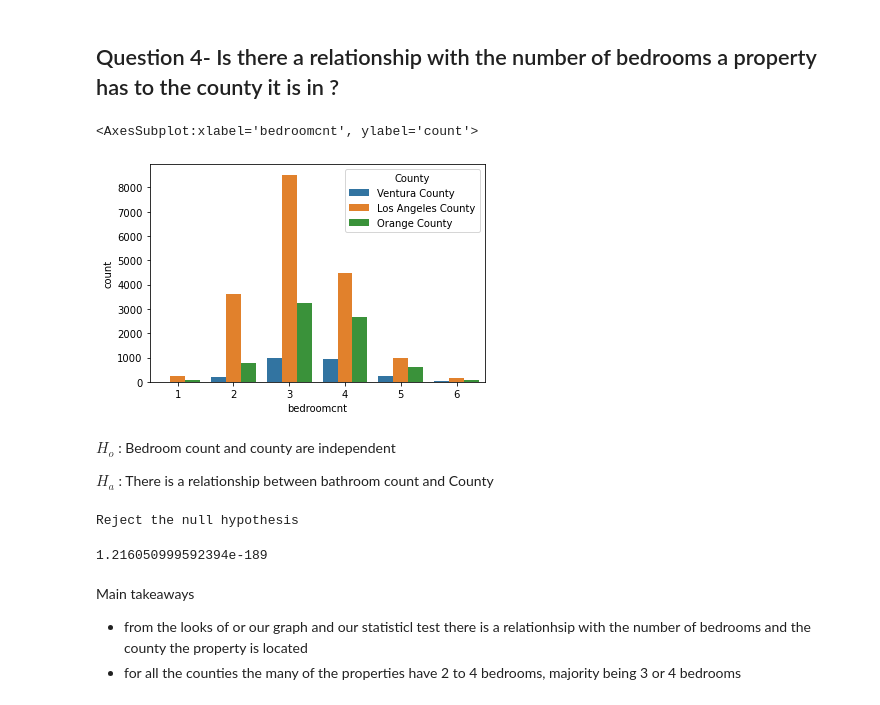
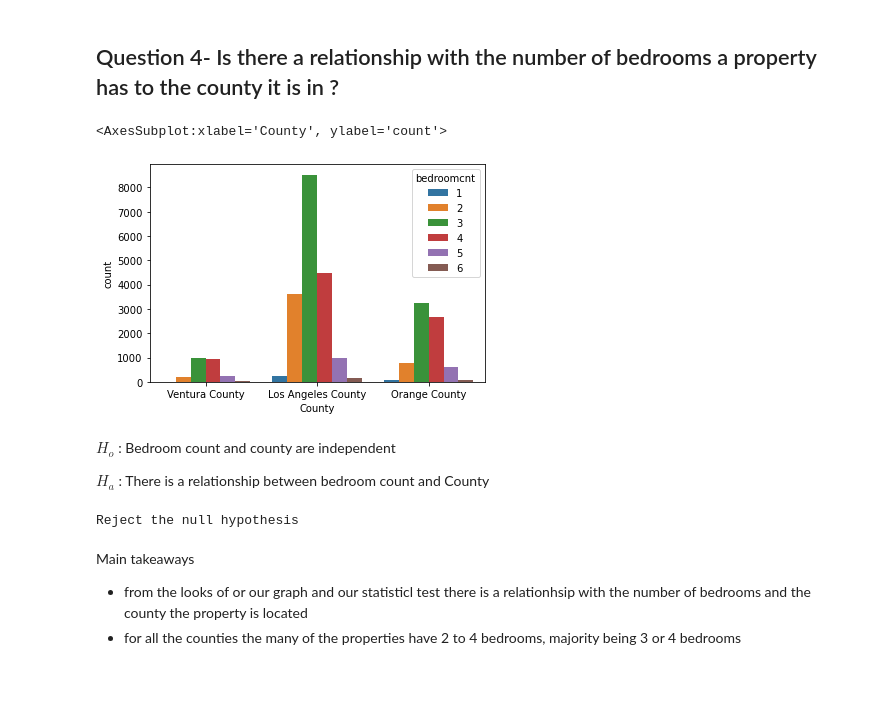
Before and after one commit to GladyBarrios/Zillow_Regression_Project, a Jupyter notebook: Final_Project.ipynb, the cells around one changed output. Cells and saved outputs as stored; diff of their text form; code cells hidden in the pictures.

```diff
--- a/Final_Project.ipynb
+++ b/Final_Project.ipynb
@@ -183,14 +185,14 @@ Takeaways so far
 # %% [markdown]
  ## Question 4- Is there a relationship with the number of bedrooms a property has to the county it is in ?
 # %%
- sns.countplot(x= 'bedroomcnt', hue = "County", data=train)
+ sns.countplot(x= 'County', hue = "bedroomcnt", data=train)
 # %% [output]
-<AxesSubplot:xlabel='bedroomcnt', ylabel='count'>
+<AxesSubplot:xlabel='County', ylabel='count'>
-[figure, old version]
+[figure, new version]
 # %% [markdown]
 $H_o$ : Bedroom count and county are independent
 
-$H_a$ : There is a relationship between bathroom count and County
+$H_a$ : There is a relationship between bedroom count and County
 # %%
 # Let's run a chi squared to compare proportions, to have more confidence
 alpha = 0.05
@@ -204,11 +206,8 @@ if p < alpha:
     print("Reject the null hypothesis")
 else:
     print("Fail to reject the null")
-
-p
 # %% [output]
 Reject the null hypothesis
-1.216050999592394e-189
 # %% [markdown]
 Main takeaways
 - from the looks of or our graph and our statisticl test there is a relationhsip  with the number of bedrooms and the county the property is located
```
Also changed, not shown: parts of 20 cells of this notebook, 4 other files.
